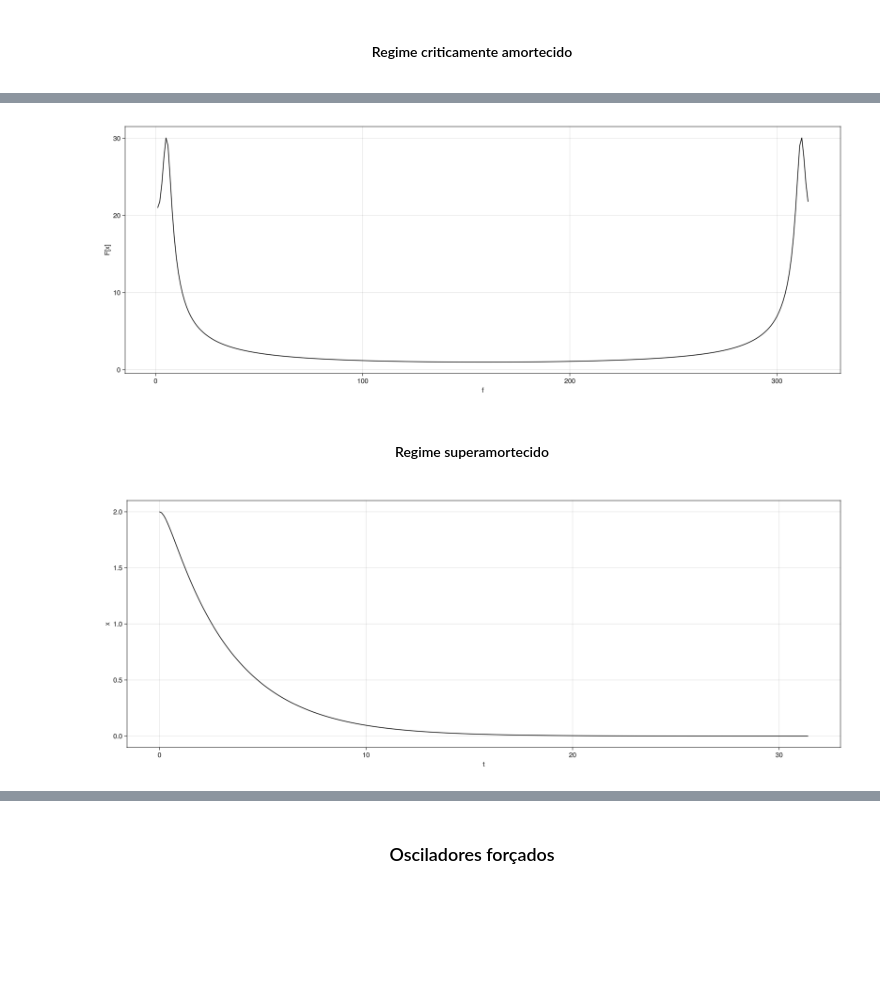
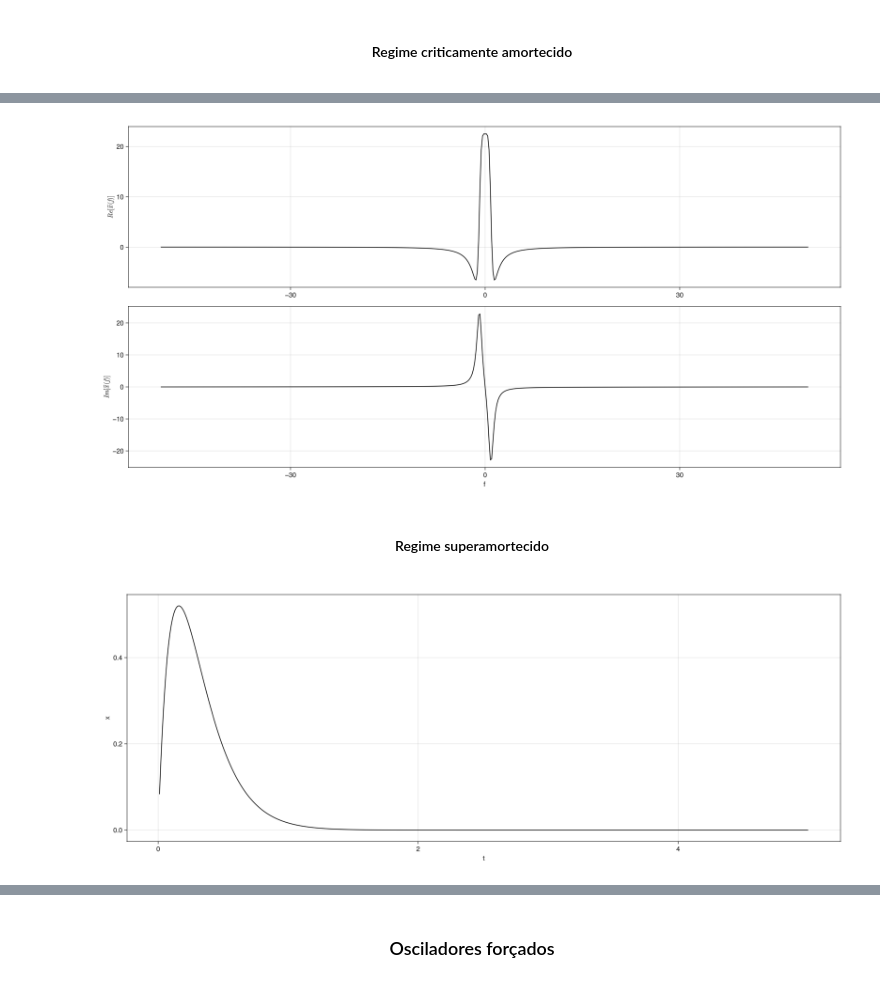
Before and after one commit to carlos-antunis-physics/notas-de-optica-nao-linear, a Jupyter notebook: notebooks/lecture-1.ipynb, the cells around one changed output, grey strips where cells are left out. Drawn from its saved outputs; the diff is of its cells as text; code cells hidden in the pictures; blank space fills up the shorter version.

```diff
--- a/notebooks/lecture-1.ipynb
+++ b/notebooks/lecture-1.ipynb
@@ -30,16 +46,13 @@ ts = dt:dt:5T;
 
 </div>
 # %%
-Δx = 2.;
-v_0 = 0.;
-
 Φ = mech.harmonicOscillator(Δx, v_0, ω_0);
 
 fig = Figure(size = (1600, 600));
-ax = Axis(fig[1, 1], xlabel = "x", ylabel = "y", limits = ((-3, +3), (-2.5, +2.5)));
+ax = Axis(fig[1, 1], xlabel = "x", ylabel = "y", limits = ((-5, +5), (-2.5, +2.5)));
 
 Points = [(Φ.x, 0)];
-xs = [(0., Φ.x)];
+xs = [Φ.x];
 
 trajectory = lines!(ax, Points, color = :gray, linestyle = :dash);
 point = scatter!(ax, [(Φ.x, 0)], markersize = 15, color = :black);
@@ -50,7 +63,7 @@ record(fig, "assets/lecture-1/harmonic-oscillator.gif", ts; framerate=15) do t
     mech.evolve(Φ, dt);
 
     push!(Points, (Φ.x, 0))
-    push!(xs, (t, Φ.x))
+    push!(xs, Φ.x)
 
     if length(Points) > 15
         popfirst!(Points);
@@ -96,17 +113,13 @@ display("image/png", read("assets/lecture-1/harmonic-oscillator-ft.png"));
 
 </div>
 # %%
-Δx = 2.;
-v_0 = 0.;
-ζ = 0.5;
-
-Φ = mech.dampedHarmonicOscillator(Δx, v_0, ω_0, ζ);
+Φ = mech.dampedHarmonicOscillator(Δx, v_0, ω_0, ζ_sub);
 
 fig = Figure(size = (1600, 600));
-ax = Axis(fig[1, 1], xlabel = "x", ylabel = "y", limits = ((-3, +3), (-2.5, +2.5)));
+ax = Axis(fig[1, 1], xlabel = "x", ylabel = "y", limits = ((-5, +5), (-2.5, +2.5)));
 
 Points = [(Φ.x, 0)];
-xs = [(0., Φ.x)];
+xs = [Φ.x];
 
 trajectory = lines!(ax, Points, color = :gray, linestyle = :dash);
 point = scatter!(ax, [(Φ.x, 0)], markersize = 15, color = :black);
@@ -117,7 +130,7 @@ record(fig, "assets/lecture-1/underdamped-harmonic-oscillator.gif", ts; framerat
     mech.evolve(Φ, dt);
 
     push!(Points, (Φ.x, 0))
-    push!(xs, (t, Φ.x))
+    push!(xs, Φ.x)
 
     if length(Points) > 15
         popfirst!(Points);
@@ -157,17 +174,13 @@ display("image/png", read("assets/lecture-1/underdamped-harmonic-oscillator-ft.p
 
 </div>
 # %%
-Δx = 2.;
-v_0 = 0.;
-ζ = ω_0;
-
-Φ = mech.dampedHarmonicOscillator(Δx, v_0, ω_0, ζ);
+Φ = mech.dampedHarmonicOscillator(Δx, v_0, ω_0, ζ_crt);
 
 fig = Figure(size = (1600, 600));
-ax = Axis(fig[1, 1], xlabel = "x", ylabel = "y", limits = ((-3, +3), (-2.5, +2.5)));
+ax = Axis(fig[1, 1], xlabel = "x", ylabel = "y", limits = ((-5, +5), (-2.5, +2.5)));
 
 Points = [(Φ.x, 0)];
-xs = [(0., Φ.x)];
+xs = [Φ.x];
 
 trajectory = lines!(ax, Points, color = :gray, linestyle = :dash);
 point = scatter!(ax, [(Φ.x, 0)], markersize = 15, color = :black);
@@ -178,7 +191,7 @@ record(fig, "assets/lecture-1/critically-damped-harmonic-oscillator.gif", ts; fr
     mech.evolve(Φ, dt);
 
     push!(Points, (Φ.x, 0))
-    push!(xs, (t, Φ.x))
+    push!(xs, Φ.x)
 
     if length(Points) > 15
         popfirst!(Points);
@@ -202,15 +215,19 @@ display("image/png", read("assets/lecture-1/critically-damped-harmonic-oscillato
 # %%
-fig = Figure(size = (1600, 600));
-ax = Axis(fig[1, 1], xlabel = "f", ylabel = "F[x]");
+fig = Figure(size = (1600, 800));
+ax = [
+    Axis(fig[1, 1], ylabel = L"Re[\tilde{x}(f)]"),
+    Axis(fig[2, 1], ylabel = L"Im[\tilde{x}(f)]", xlabel = "f")
+];
 
-f = abs.(fft([p[2] for p in xs]));
+f = fftshift(fft(xs[2:end]));
 
-line = lines!(ax, f, color = :black);
+line = lines!(ax[1], ωs, real(f), color = :black);
+line = lines!(ax[2], ωs, imag(f), color = :black);
 
 save("assets/lecture-1/critically-damped-harmonic-oscillator-ft.png", fig);
 display("image/png", read("assets/lecture-1/critically-damped-harmonic-oscillator-ft.png"));
 # %% [output]
-[figure, old version]
+[figure, new version]
 # %% [markdown]
 <div align="center">
 
@@ -254,10 +267,10 @@ end;
 fig = Figure(size = (1600, 600));
 ax = Axis(fig[1, 1], xlabel = "t", ylabel = "x");
 
-line = lines!(ax, xs, color = :black);
+line = lines!(ax, ts, xs[2:end], color = :black);
 
 save("assets/lecture-1/overdamped-harmonic-oscillator.png", fig);
 display("image/png", read("assets/lecture-1/overdamped-harmonic-oscillator.png"));
 # %% [output]
-[figure, old version]
+[figure, new version]
 # %%
```
Also changed, not shown: parts of 14 cells of this notebook, 19 other files.
